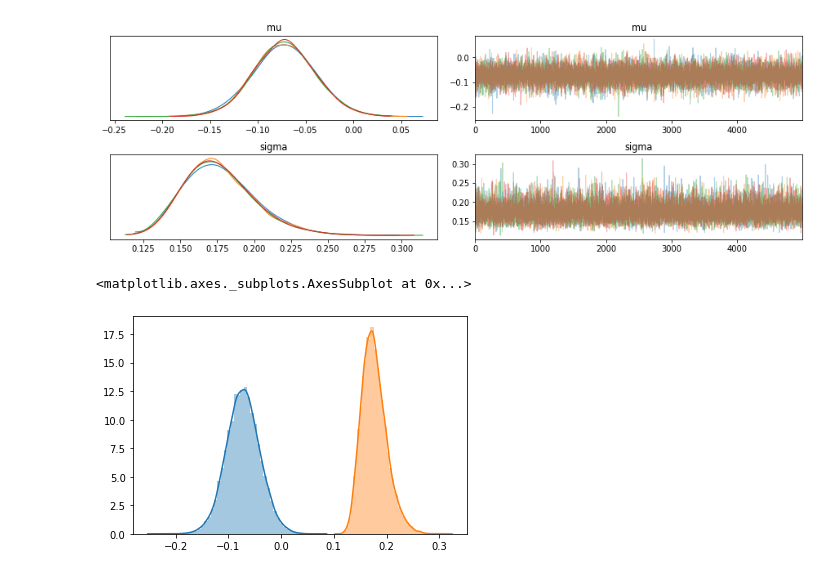
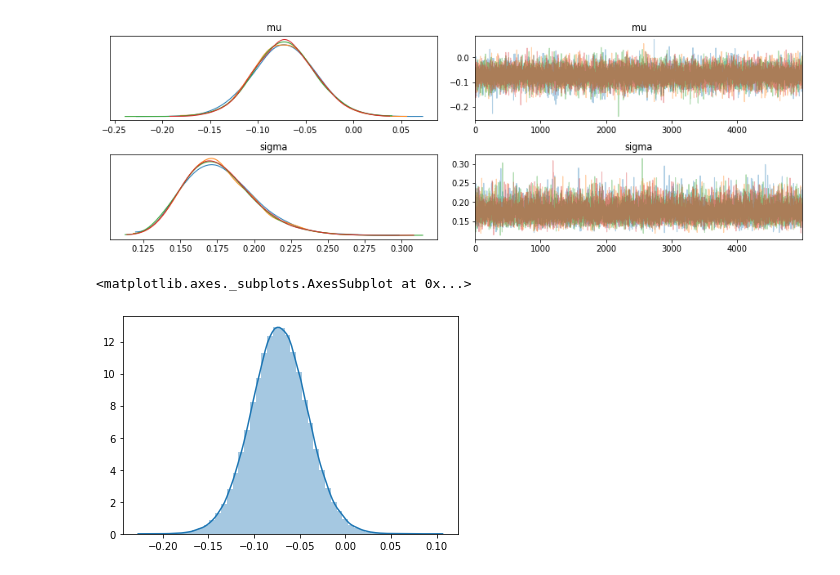
Before and after one commit to Bu807041-1/Statistical-methods-for-research-workers-bayes-for-psychologists-and-neuroscientists, a Jupyter notebook: notebooks/Bayesian Repeated measures.ipynb, the cells around one changed output. Saved outputs shown, nothing was run; the diff lists cells and outputs as text; code cells hidden in the pictures.

```diff
--- a/notebooks/Bayesian Repeated measures.ipynb
+++ b/notebooks/Bayesian Repeated measures.ipynb
@@ -104,5 +106,5 @@ INFO:pystan:COMPILING THE C++ CODE FOR MODEL anon_model_841834cc9e2abdb5e82d3dc5
 # %%
-fit = sm.sampling(data= within_data, iter=10000, chains=4, seed= 302675)
+fit = sm.sampling(data= within_data, iter=100000, chains=4, seed= 302675)
 print(fit)
 samples = fit.extract()
 # %% [output]
@@ -139,7 +139,6 @@ array([[<matplotlib.axes._subplots.AxesSubplot object at 0x...>,
 [figure]
 # %%
 sns.distplot(samples['mu'])
-sns.distplot(samples['sigma'])
 # %% [output]
 <matplotlib.axes._subplots.AxesSubplot at 0x...>
-[figure, old version]
+[figure, new version]
```
Also changed, not shown: parts of 5 cells of this notebook.
